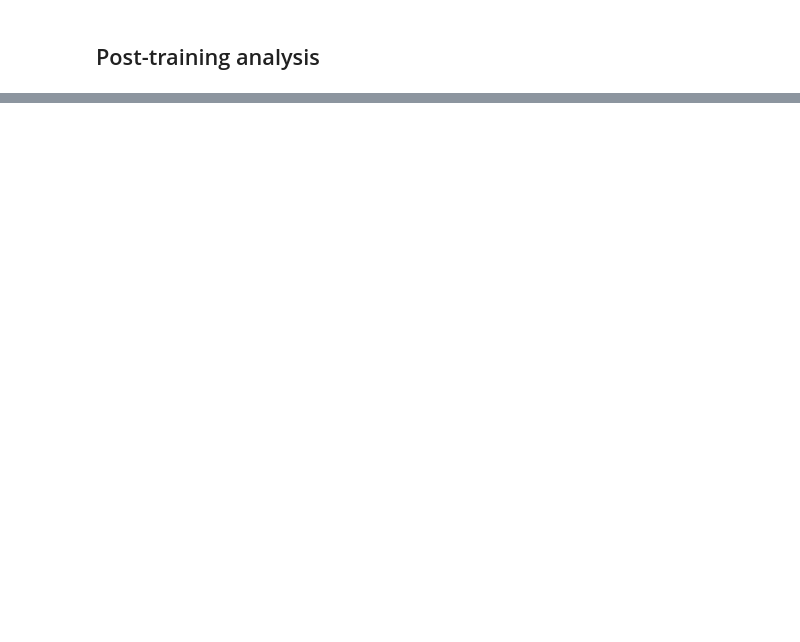
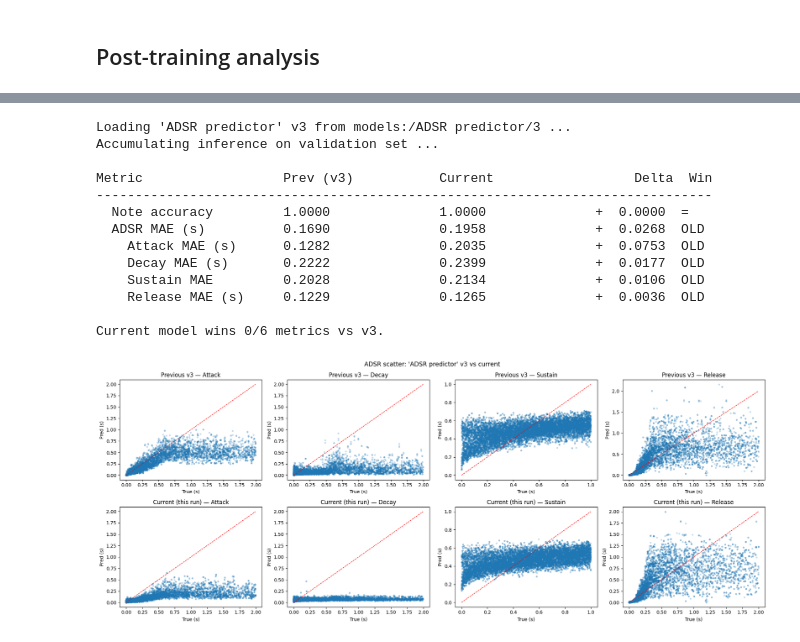
Before and after one commit to Minigrim0/rustic, a Jupyter notebook: dev/notebooks/0 - ADSR Prediction.ipynb, the cells around one changed output, grey strips where cells are left out. Cells and saved outputs as stored; diff of their text form; code cells hidden in the pictures; blank space fills up the shorter version.

```diff
--- a/dev/notebooks/0 - ADSR Prediction.ipynb
+++ b/dev/notebooks/0 - ADSR Prediction.ipynb
@@ -274 +310,37 @@ show_describe_widget(RUN_ID, tracking_uri=MLFLOW_URI)
+# %%
+def show_registered_models(tracking_uri: str | None = None) -> None:
+      """Print a summary table of all registered models and their versions.
+
+      For each model shows: name, latest version number, creation time,
+      and any aliases assigned to each version.
+
+      Args:
+          tracking_uri: MLflow tracking server URI. Uses the active URI if None.
+      """
+      import mlflow
+      from mlflow.tracking import MlflowClient
+
+      if tracking_uri is not None:
+          mlflow.set_tracking_uri(tracking_uri)
+
+      client = MlflowClient()
+      models = client.search_registered_models()
+
+      if not models:
+          print("No registered models found.")
+          return
+
+      for rm in models:
+          versions = client.search_model_versions(f"name='{rm.name}'")
+          if not versions:
+              print(f"{rm.name}  (no versions)")
+              continue
+
+          latest = max(versions, key=lambda v: int(v.version))
+          print(f"\n{rm.name}  —  {len(versions)} version(s), latest: v{latest.version}")
+          print(f"  {'Ver':<6} {'Run ID':<36} {'Aliases'}")
+          print(f"  {'-'*6} {'-'*36} {'-'*20}")
+          for v in sorted(versions, key=lambda v: int(v.version), reverse=True):
+              aliases = ", ".join(v.aliases) if v.aliases else "-"
+              print(f"  v{v.version:<5} {v.run_id}  {aliases}")
 # %%
@@ -280,0 +461,17 @@ def compare_to_previous_model(model_name: str):
+# %%
+compare_to_previous_model("ADSR predictor", current_model=model)
+# %% [output]
+Loading 'ADSR predictor' v3 from models:/ADSR predictor/3 ...
+Accumulating inference on validation set ...
+
+Metric                  Prev (v3)           Current                  Delta  Win
+-------------------------------------------------------------------------------
+  Note accuracy         1.0000              1.0000              +  0.0000  =
+  ADSR MAE (s)          0.1690              0.1958              +  0.0268  OLD
+    Attack MAE (s)      0.1282              0.2035              +  0.0753  OLD
+    Decay MAE (s)       0.2222              0.2399              +  0.0177  OLD
+    Sustain MAE         0.2028              0.2134              +  0.0106  OLD
+    Release MAE (s)     0.1229              0.1265              +  0.0036  OLD
+
+Current model wins 0/6 metrics vs v3.
+[figure, added]
```
Also changed, not shown: parts of 15 cells of this notebook, 3 other files.
